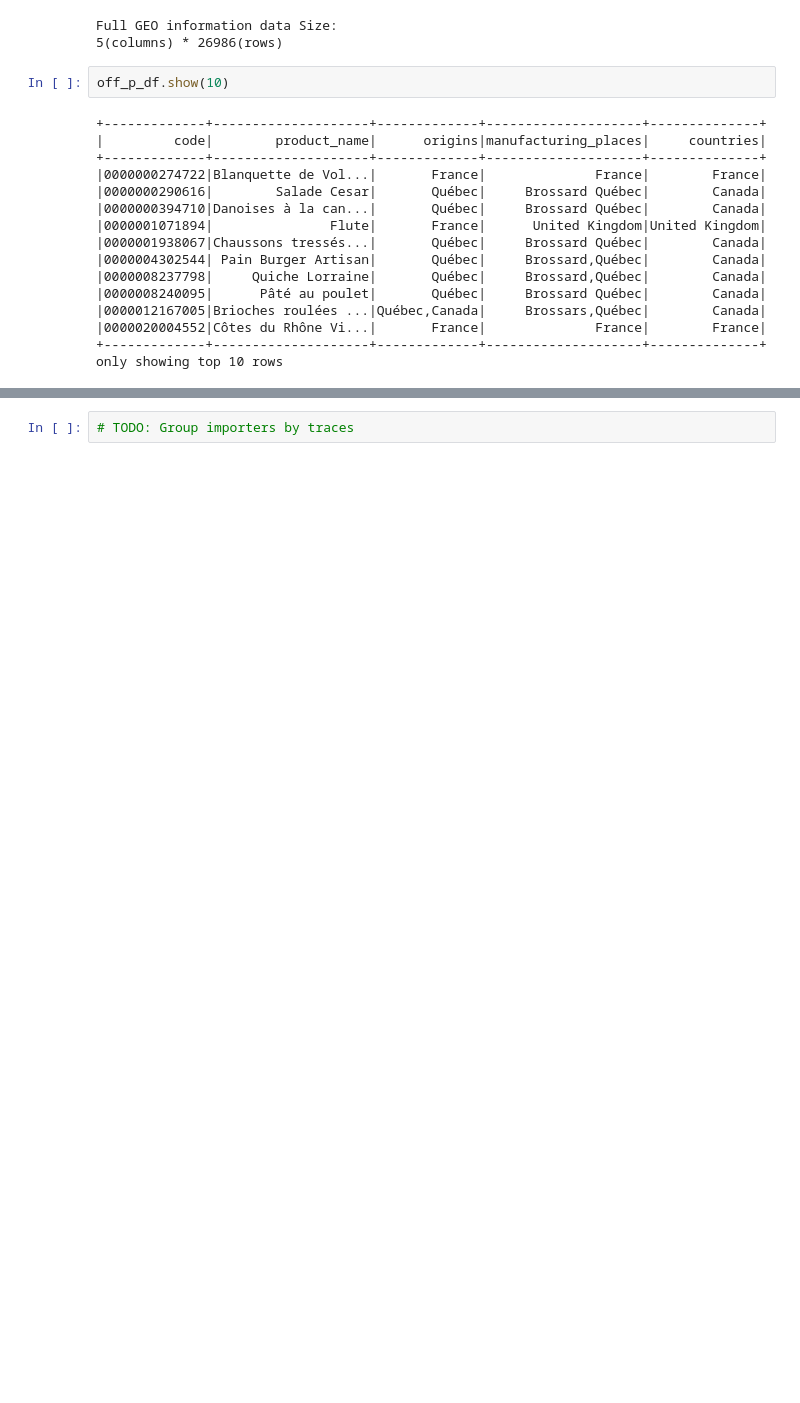
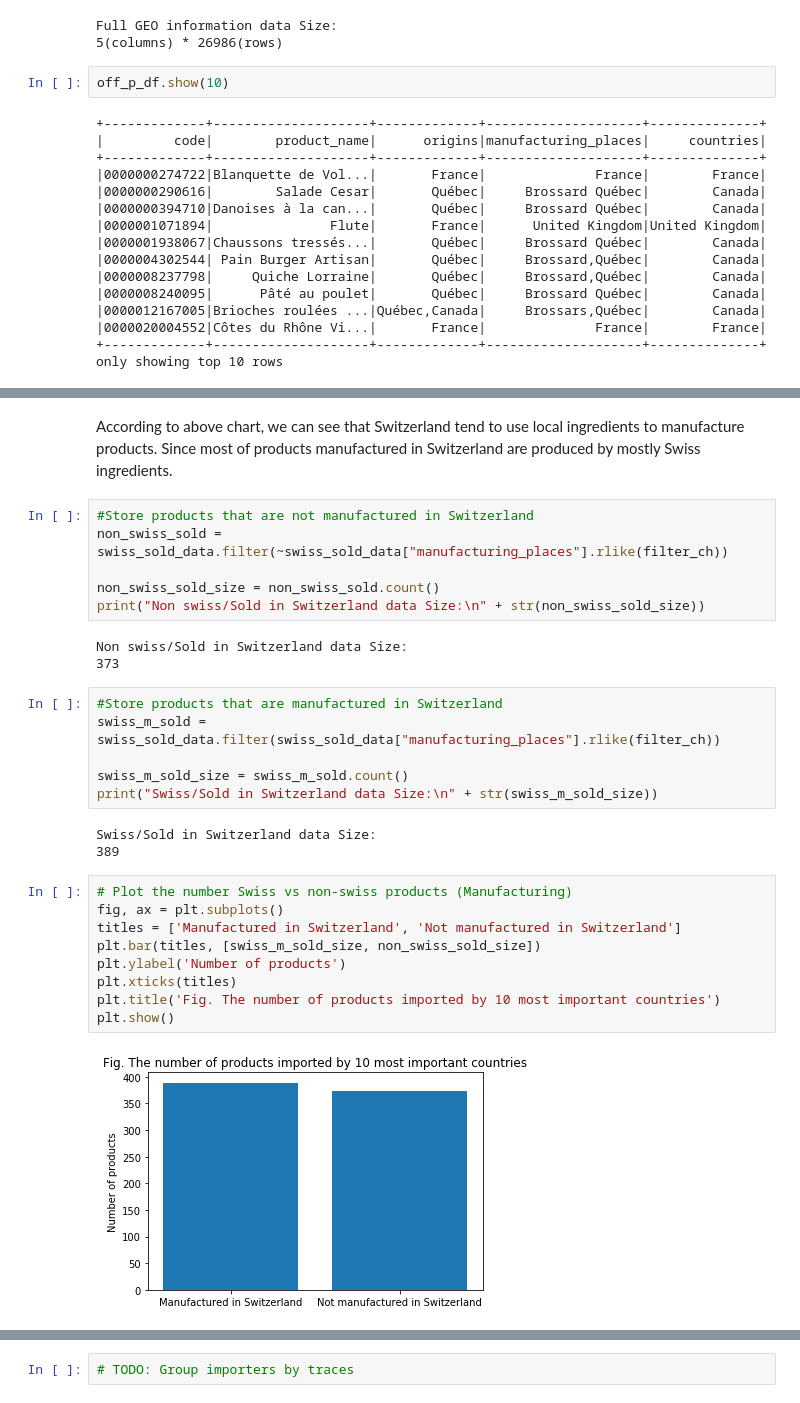
Before and after one commit to MrymZakani/ADA, a Jupyter notebook: project.ipynb, the cells around one changed output, grey strips where cells are left out. Cells and saved outputs as stored; diff of their text form; blank space fills up the shorter version.

```diff
--- a/project.ipynb
+++ b/project.ipynb
@@ -326,0 +213,31 @@ only showing top 10 rows
+# %% [markdown]
+According to above chart, we can see that Switzerland tend to use local ingredients to manufacture products. Since most of products manufactured in Switzerland are produced by mostly Swiss ingredients.
+# %%
+#Store products that are not manufactured in Switzerland
+non_swiss_sold = swiss_sold_data.filter(~swiss_sold_data["manufacturing_places"].rlike(filter_ch))
+
+non_swiss_sold_size = non_swiss_sold.count()
+print("Non swiss/Sold in Switzerland data Size:\n" + str(non_swiss_sold_size))
+# %% [output]
+Non swiss/Sold in Switzerland data Size:
+373
+# %%
+#Store products that are manufactured in Switzerland
+swiss_m_sold = swiss_sold_data.filter(swiss_sold_data["manufacturing_places"].rlike(filter_ch))
+
+swiss_m_sold_size = swiss_m_sold.count()
+print("Swiss/Sold in Switzerland data Size:\n" + str(swiss_m_sold_size))
+# %% [output]
+Swiss/Sold in Switzerland data Size:
+389
+# %%
+# Plot the number Swiss vs non-swiss products (Manufacturing)
+fig, ax = plt.subplots()
+titles = ['Manufactured in Switzerland', 'Not manufactured in Switzerland']
+plt.bar(titles, [swiss_m_sold_size, non_swiss_sold_size])
+plt.ylabel('Number of products')
+plt.xticks(titles)
+plt.title('Fig. The number of products imported by 10 most important countries')
+plt.show()
+# %% [output]
+[figure, added]
```
Also changed, not shown: parts of 64 cells of this notebook, 3 other files.
